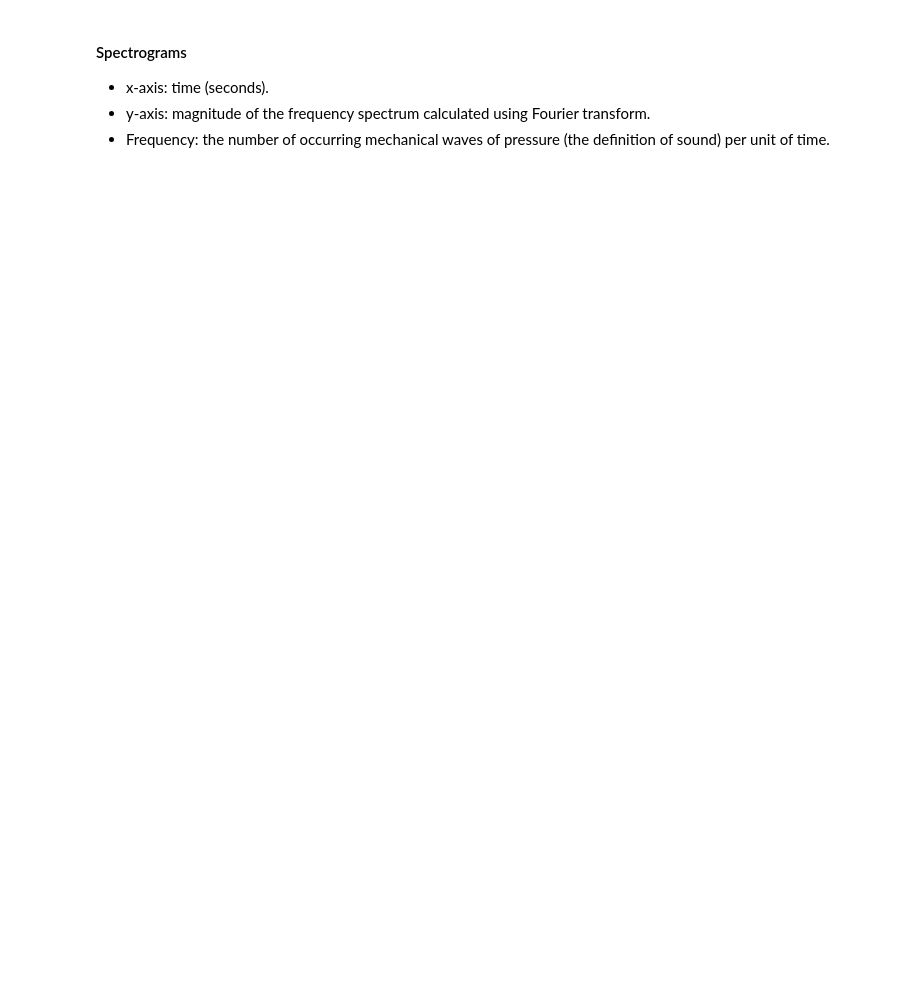
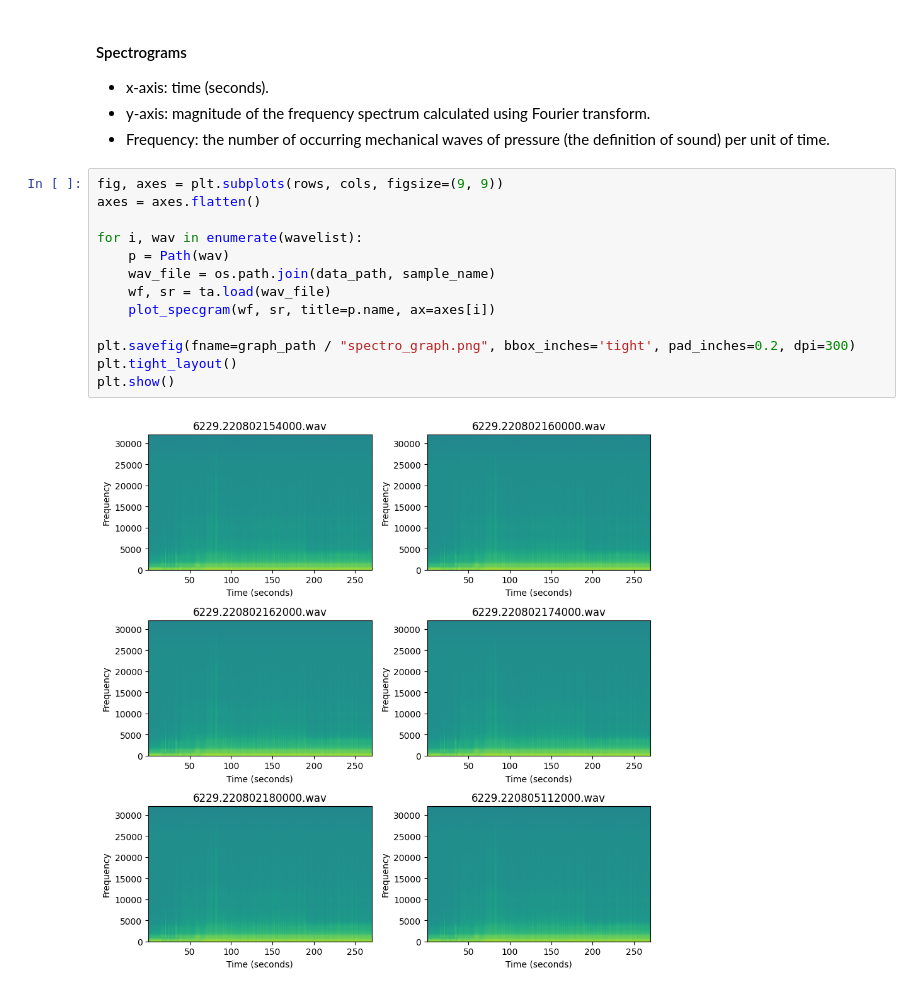
Before and after one commit to ChristerKoldLindholm/bsc-christerkl, a Jupyter notebook: data_exploration.ipynb, the cells around one changed output. Drawn from its saved outputs; the diff is of its cells as text; blank space fills up the shorter version.

```diff
--- a/data_exploration.ipynb
+++ b/data_exploration.ipynb
@@ -196,3 +213,18 @@ plot_specgram(waveform, sample_rate, title=r"Spectrogram: " + sample_name)
 - x-axis: time (seconds).
 - y-axis: magnitude of the frequency spectrum calculated using Fourier transform.
 - Frequency: the number of occurring mechanical waves of pressure (the definition of sound) per unit of time.
+# %%
+fig, axes = plt.subplots(rows, cols, figsize=(9, 9))
+axes = axes.flatten()
+
+for i, wav in enumerate(wavelist):
+    p = Path(wav)
+    wav_file = os.path.join(data_path, sample_name)
+    wf, sr = ta.load(wav_file)
+    plot_specgram(wf, sr, title=p.name, ax=axes[i])
+
+plt.savefig(fname=graph_path / "spectro_graph.png", bbox_inches='tight', pad_inches=0.2, dpi=300)
+plt.tight_layout()
+plt.show()
+# %% [output]
+[figure, added]
```
Also changed, not shown: parts of 15 cells of this notebook, 3 other files.
